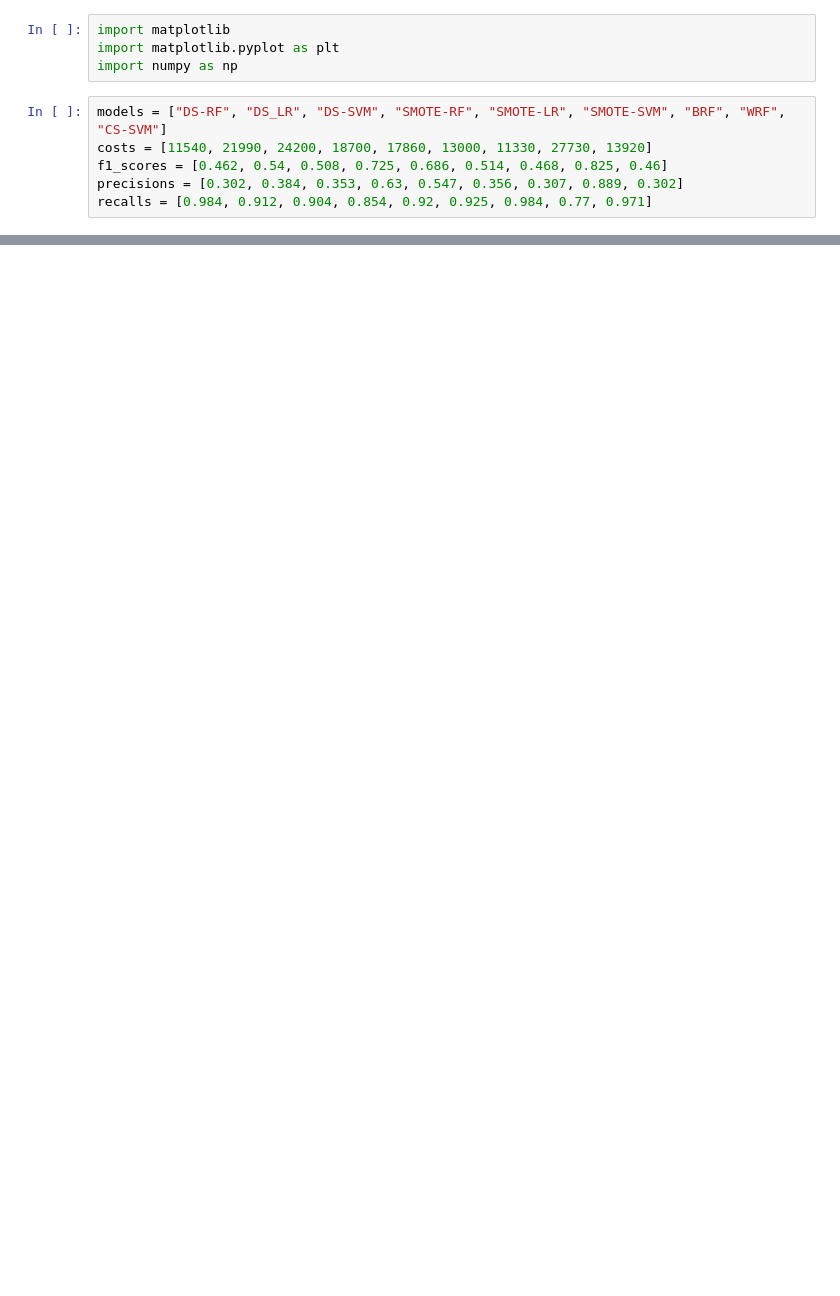
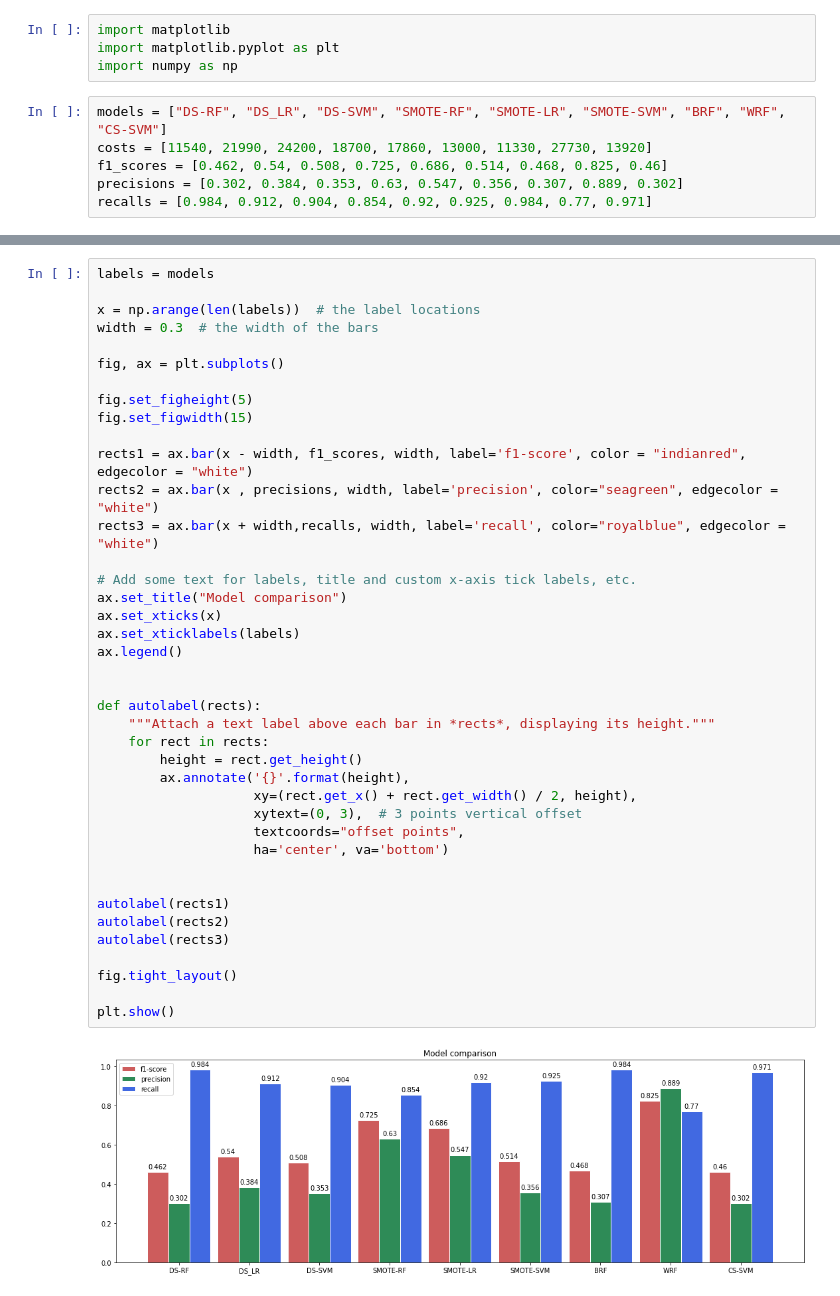
Before and after one commit to FranciscaAlliende/APS-Failure-at-Scania-Trucks, a Jupyter notebook: Model_comparison.ipynb, the cells around one changed output, grey strips where cells are left out. Drawn from its saved outputs; the diff is of its cells as text; blank space fills up the shorter version.

```diff
--- a/Model_comparison.ipynb
+++ b/Model_comparison.ipynb
@@ -33,0 +34,42 @@ plt.show()
+# %%
+labels = models
+
+x = np.arange(len(labels))  # the label locations
+width = 0.3  # the width of the bars
+
+fig, ax = plt.subplots()
+
+fig.set_figheight(5)
+fig.set_figwidth(15)
+
+rects1 = ax.bar(x - width, f1_scores, width, label='f1-score', color = "indianred", edgecolor = "white")
+rects2 = ax.bar(x , precisions, width, label='precision', color="seagreen", edgecolor = "white")
+rects3 = ax.bar(x + width,recalls, width, label='recall', color="royalblue", edgecolor = "white")
+
+# Add some text for labels, title and custom x-axis tick labels, etc.
+ax.set_title("Model comparison")
+ax.set_xticks(x)
+ax.set_xticklabels(labels)
+ax.legend()
+
+
+def autolabel(rects):
+    """Attach a text label above each bar in *rects*, displaying its height."""
+    for rect in rects:
+        height = rect.get_height()
+        ax.annotate('{}'.format(height),
+                    xy=(rect.get_x() + rect.get_width() / 2, height),
+                    xytext=(0, 3),  # 3 points vertical offset
+                    textcoords="offset points",
+                    ha='center', va='bottom')
+
+
+autolabel(rects1)
+autolabel(rects2)
+autolabel(rects3)
+
+fig.tight_layout()
+
+plt.show()
+# %% [output]
+[figure, added]
```
Also changed, not shown: parts of 1 cell of this notebook.
